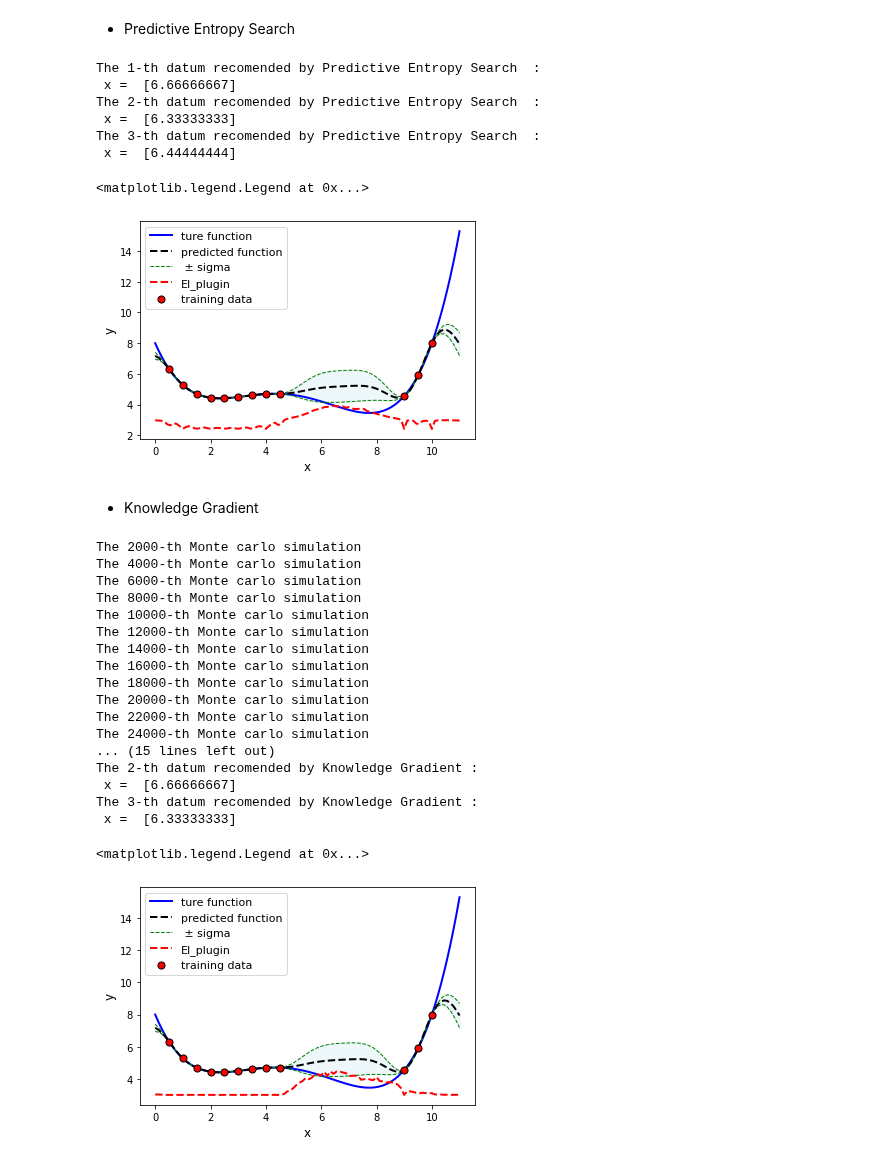
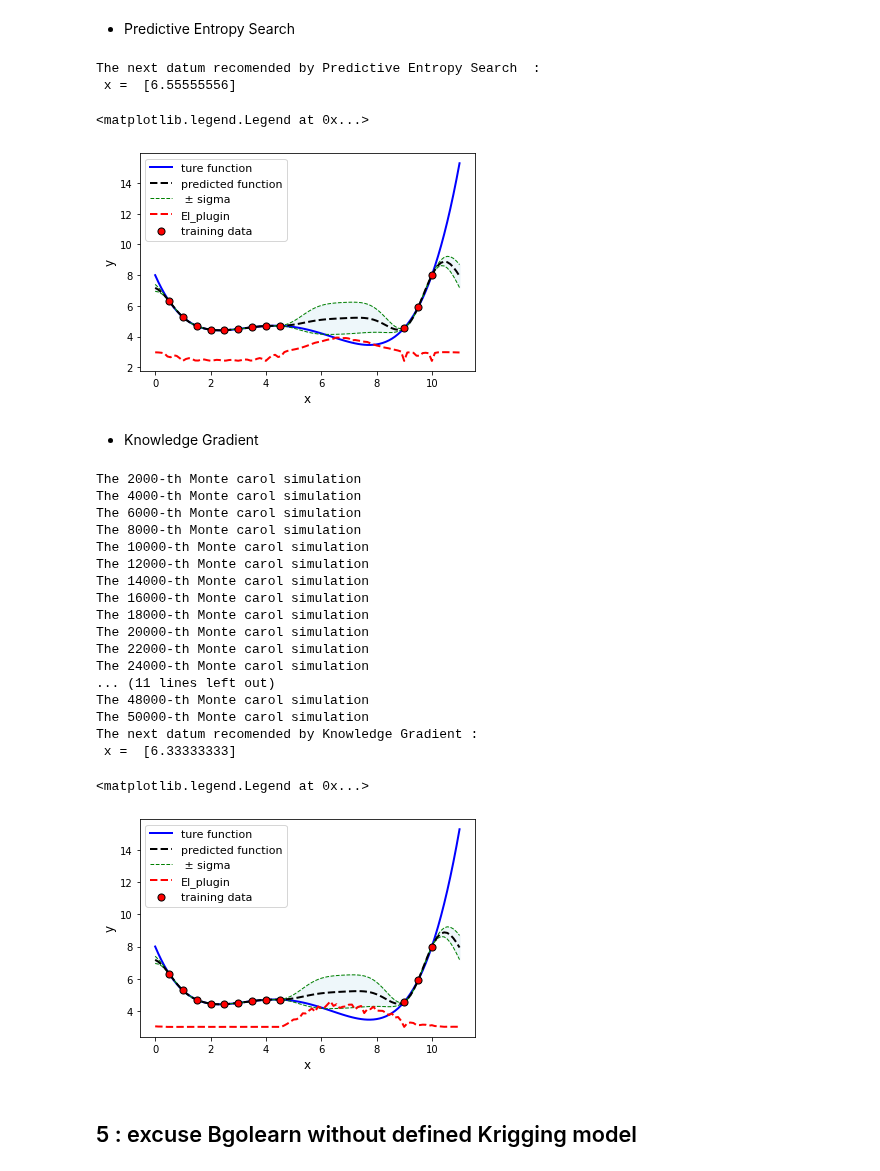
Before and after one commit to Bin-Cao/Bgolearn, a Jupyter notebook: Template/demo.ipynb, the cells around one changed output. Saved outputs shown, nothing was run; the diff lists cells and outputs as text; code cells hidden in the pictures.

```diff
--- a/Template/demo.ipynb
+++ b/Template/demo.ipynb
@@ -303,7 +297,9 @@ ax1.plot(virtual_samples,y_mean_pre-y_mean_std,'g--',lw=1,label=' ± sigma')
 ax1.plot(virtual_samples,y_mean_pre+y_mean_std,'g--',lw=1)
 
 Bgolearn = BGOS.Bgolearn()
-model = Bgolearn.fit(Kriging_model,data_matrix,Measured_response,virtual_samples,opt_num = 3)
+model = Bgolearn.fit(data_matrix = data_matrix,Measured_response = Measured_response ,
+                     virtual_samples = virtual_samples,Kriging_model = Kriging_model,
+                     opt_num = 1,min_search = True)
 ax1.plot(virtual_samples,model.PES(sam_num = 500) + 3 ,'r--',lw=2,label='EI_plugin')
 
 
@@ -311,12 +307,8 @@ plt.xlabel('x',fontsize = 12)
 plt.ylabel('y',fontsize = 12)
 plt.legend(fontsize = 11)
 # %% [output]
-The 1-th datum recomended by Predictive Entropy Search  :
- x =  [6.66666667]
-The 2-th datum recomended by Predictive Entropy Search  :
- x =  [6.33333333]
-The 3-th datum recomended by Predictive Entropy Search  :
- x =  [6.44444444]
+The next datum recomended by Predictive Entropy Search  :
+ x =  [6.55555556]
 <matplotlib.legend.Legend at 0x...>
 [figure]
 # %% [markdown]
@@ -324,40 +316,44 @@ The 3-th datum recomended by Predictive Entropy Search  :
 # %%
 plt.figure()
 ax1 = plt.subplot()
 
 y_mean_pre,y_mean_std = Kriging_model().fit_pre(data_matrix,Measured_response,virtual_samples.reshape(-1,1))
 ax1.scatter(data_matrix,Measured_response,c='r',s=50,zorder=10,edgecolors=(0,0,0),label="training data")
 ax1.plot(virtual_samples,function(virtual_samples),'b',lw=2,label="ture function")
 ax1.plot(virtual_samples,y_mean_pre,'k--',lw=2,zorder=9,label="predicted function")
 ax1.fill_between(virtual_samples,y_mean_pre-y_mean_std,y_mean_pre+y_mean_std,alpha=0.2,color='lightblue')
 ax1.plot(virtual_samples,y_mean_pre-y_mean_std,'g--',lw=1,label=' ± sigma')
 ax1.plot(virtual_samples,y_mean_pre+y_mean_std,'g--',lw=1)
 
 Bgolearn = BGOS.Bgolearn()
-model = Bgolearn.fit(Kriging_model,data_matrix,Measured_response,virtual_samples,opt_num = 3)
-ax1.plot(virtual_samples,model.KD(MC_num = 500)*10 + 3 ,'r--',lw=2,label='EI_plugin')
+model = Bgolearn.fit(data_matrix = data_matrix,Measured_response = Measured_response ,
+                     virtual_samples = virtual_samples,Kriging_model = Kriging_model,
+                     opt_num = 1,min_search = True)
+ax1.plot(virtual_samples,model.Knowledge_G(MC_num = 500)*10 + 3 ,'r--',lw=2,label='EI_plugin')
 
 
 plt.xlabel('x',fontsize = 12)
 plt.ylabel('y',fontsize = 12)
 plt.legend(fontsize = 11)
 # %% [output]
-The 2000-th Monte carlo simulation
-The 4000-th Monte carlo simulation
-The 6000-th Monte carlo simulation
-The 8000-th Monte carlo simulation
-The 10000-th Monte carlo simulation
-The 12000-th Monte carlo simulation
-The 14000-th Monte carlo simulation
-The 16000-th Monte carlo simulation
-The 18000-th Monte carlo simulation
-The 20000-th Monte carlo simulation
-The 22000-th Monte carlo simulation
-The 24000-th Monte carlo simulation
-... (15 lines left out)
-The 2-th datum recomended by Knowledge Gradient :
- x =  [6.66666667]
-The 3-th datum recomended by Knowledge Gradient :
+The 2000-th Monte carol simulation
+The 4000-th Monte carol simulation
+The 6000-th Monte carol simulation
+The 8000-th Monte carol simulation
+The 10000-th Monte carol simulation
+The 12000-th Monte carol simulation
+The 14000-th Monte carol simulation
+The 16000-th Monte carol simulation
+The 18000-th Monte carol simulation
+The 20000-th Monte carol simulation
+The 22000-th Monte carol simulation
+The 24000-th Monte carol simulation
+... (11 lines left out)
+The 48000-th Monte carol simulation
+The 50000-th Monte carol simulation
+The next datum recomended by Knowledge Gradient :
  x =  [6.33333333]
 <matplotlib.legend.Legend at 0x...>
-[figure, old version]
+[figure, new version]
+# %% [markdown]
+## 5 : excuse Bgolearn without defined Krigging model
```
Also changed, not shown: parts of 12 cells of this notebook, 11 other files.
